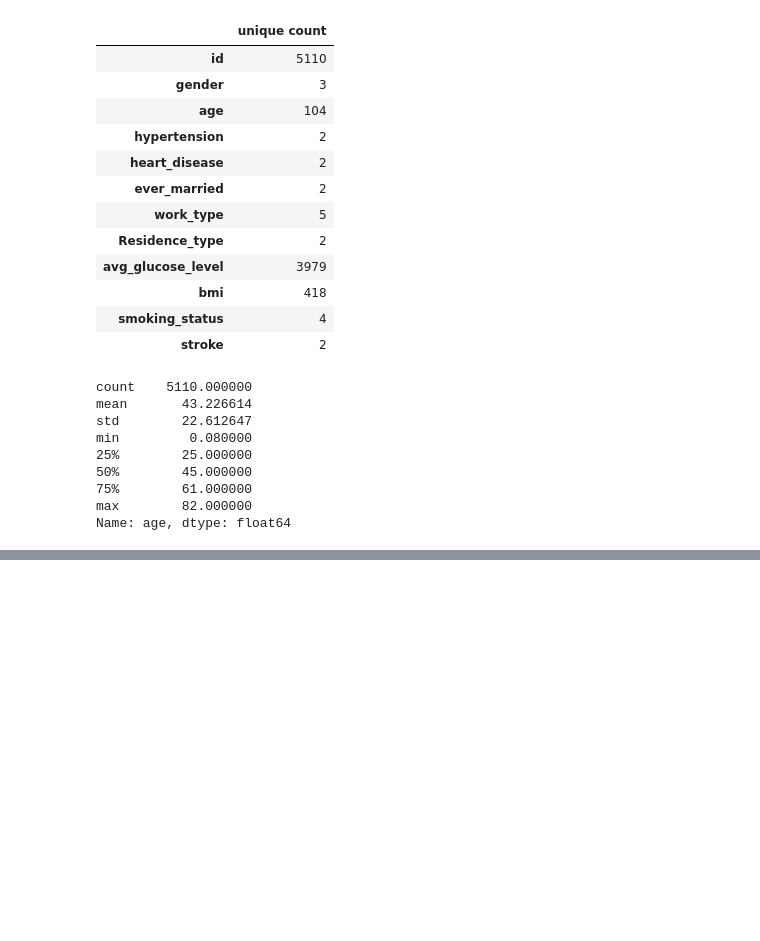
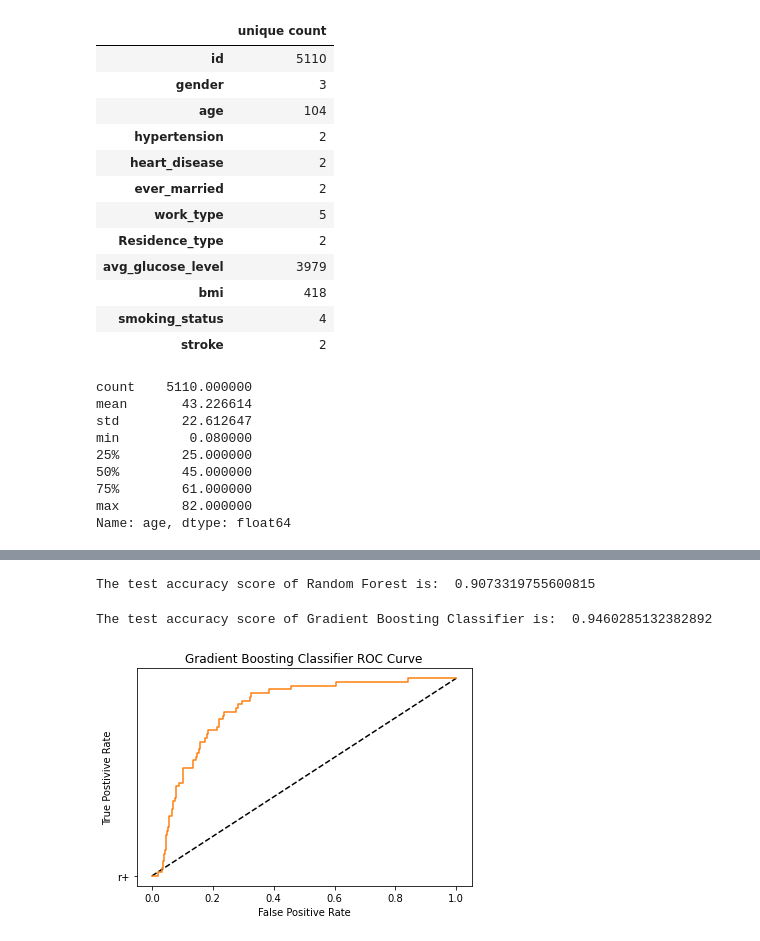
Before and after one commit to rstankovic/Heart-Attack-Analysis, a Jupyter notebook: Notebooks/Stroke Prediction.ipynb, the cells around one changed output, grey strips where cells are left out. Cells and saved outputs as stored; diff of their text form; code cells hidden in the pictures; blank space fills up the shorter version.

```diff
--- a/Notebooks/Stroke Prediction.ipynb
+++ b/Notebooks/Stroke Prediction.ipynb
@@ -454,0 +510,12 @@ Name: ever_married, dtype: int64
+# %%
+# TRAIN TEST SPLIT
+
+X_train, X_test, y_train, y_test = train_test_split(X,
+                                                    y,
+                                                    test_size = 0.2,
+                                                    random_state = 42)
+
+print("The shape of X_train is: ", X_train.shape)
+print("The shape of y_train is: ", y_train.shape)
+print("The shape of x_test is: ", X_test.shape)
+print("The shape of y_test is: ", y_test.shape)
@@ -454,0 +669,54 @@ Name: ever_married, dtype: int64
+# %%
+# DECISION TREE
+
+# Instantiating the object
+dt = DecisionTreeClassifier(random_state = 42)
+
+# Fitting the model
+dt.fit(X_train, y_train)
+
+# Calculating the predictiions
+y_pred = dt.predict(X_test)
+
+# Printing the test accuracy
+print('The test accuracy score of Random Forest is: ',
+     accuracy_score(y_test, y_pred))
+# %% [output]
+The test accuracy score of Random Forest is:  0.9073319755600815
+# %%
+# GRADIENT BOOSTING CLASSIFIER = WITHOUT TUNING
+
+# Instantiate the classifier
+gbt = GradientBoostingClassifier(n_estimators = 300,
+                                max_depth = 1,
+                                subsample = 0.8,
+                                max_features = 0.2,
+                                random_state = 42)
+
+# Fitting the model
+gbt.fit(X_train, y_train)
+
+# Predicting the values
+y_pred = gbt.predict(X_test)
+print('The test accuracy score of Gradient Boosting Classifier is: ',
+     accuracy_score(y_test, y_pred))
+# %% [output]
+The test accuracy score of Gradient Boosting Classifier is:  0.9460285132382892
+# %%
+# ROC CURVE
+
+# Calculating the probabilities
+y_pred_proba = gbt.predict_proba(X_test)[:, 1]
+
+# Instantiating the roc_curve
+fpr, tpr, threshold = roc_curve(y_test, y_pred_proba)
+
+# Plotting the curve
+plt.plot([0, 1], [0, 1], 'k--', 'r+')
+plt.plot(fpr, tpr, label = 'Gradient Boosting Classifier')
+plt.xlabel('False Positive Rate')
+plt.ylabel('True Postivive Rate')
+plt.title('Gradient Boosting Classifier ROC Curve')
+plt.show()
+# %% [output]
+[figure, added]
```
Also changed, not shown: parts of 34 cells of this notebook, 1 other file.
